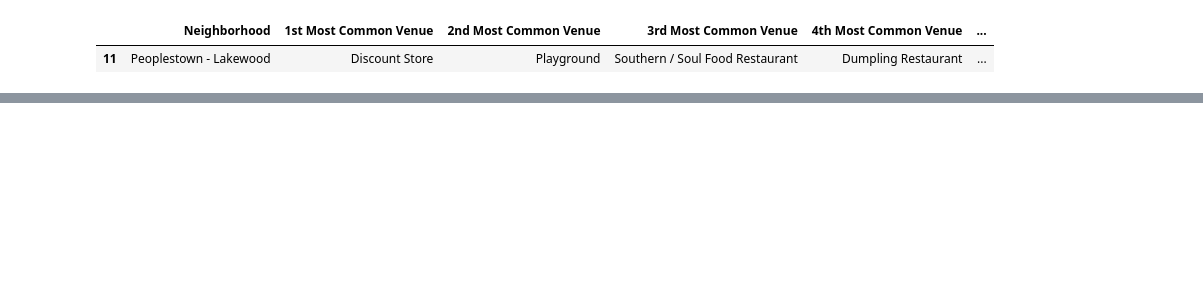
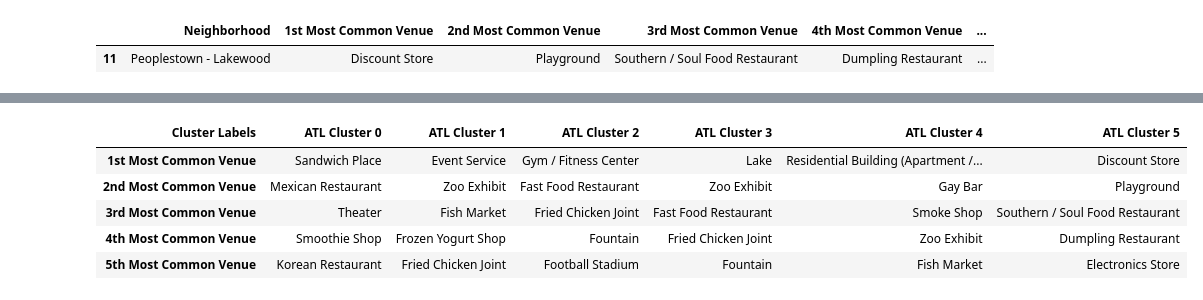
Before and after one commit to TKFoster/Coursera_Capstone, a Jupyter notebook: Coursera Capstone Final Project.ipynb, the cells around one changed output, grey strips where cells are left out. Drawn from its saved outputs; the diff is of its cells as text; code cells hidden in the pictures; blank space fills up the shorter version.

```diff
--- a/Coursera Capstone Final Project.ipynb
+++ b/Coursera Capstone Final Project.ipynb
@@ -908,7 +913,7 @@ plt.show()
 # %% [markdown]
 ## 6c. Setting K and Clustering Neighborhoods
 # %%
-kclusters = 7
+kclusters = 6
 
 Atlanta_grouped_clustering = Atlanta_grouped.drop('Neighborhood', 1)
 
@@ -1041,0 +1058,3 @@ Atlanta_merged_Final.loc[Atlanta_merged_Final['Cluster Labels'] == 5, Atlanta_me
+# %%
+ATL_top5=ATL_merged2[['Cluster Labels', '1st Most Common Venue', '2nd Most Common Venue', '3rd Most Common Venue','4th Most Common Venue', '5th Most Common Venue' ]]
+ATL_top5.head()
@@ -1041,0 +1079,16 @@ Atlanta_merged_Final.loc[Atlanta_merged_Final['Cluster Labels'] == 5, Atlanta_me
+# %%
+Top5_Atlanta=ATL_top5.pivot_table(values=('1st Most Common Venue','2nd Most Common Venue', '3rd Most Common Venue','4th Most Common Venue', '5th Most Common Venue'), columns='Cluster Labels', aggfunc='first')
+
+
+Top5_Atlanta.rename(columns={0:'ATL Cluster 0',
+                          1:'ATL Cluster 1',
+                          2:'ATL Cluster 2',3:'ATL Cluster 3',4:'ATL Cluster 4',5:'ATL Cluster 5'},
+                 inplace=True)
+Top5_Atlanta
+# %% [output]
+| Cluster Labels | ATL Cluster 0 | ATL Cluster 1 | ATL Cluster 2 | ATL Cluster 3 | ATL Cluster 4 | ATL Cluster 5 |
+| 1st Most Common Venue | Sandwich Place | Event Service | Gym / Fitness Center | Lake | Residential Building (Apartment /... | Discount Store |
+| 2nd Most Common Venue | Mexican Restaurant | Zoo Exhibit | Fast Food Restaurant | Zoo Exhibit | Gay Bar | Playground |
+| 3rd Most Common Venue | Theater | Fish Market | Fried Chicken Joint | Fast Food Restaurant | Smoke Shop | Southern / Soul Food Restaurant |
+| 4th Most Common Venue | Smoothie Shop | Frozen Yogurt Shop | Fountain | Fried Chicken Joint | Zoo Exhibit | Dumpling Restaurant |
+| 5th Most Common Venue | Korean Restaurant | Fried Chicken Joint | Football Stadium | Fountain | Fish Market | Electronics Store |
```
Also changed, not shown: parts of 16 cells of this notebook.
